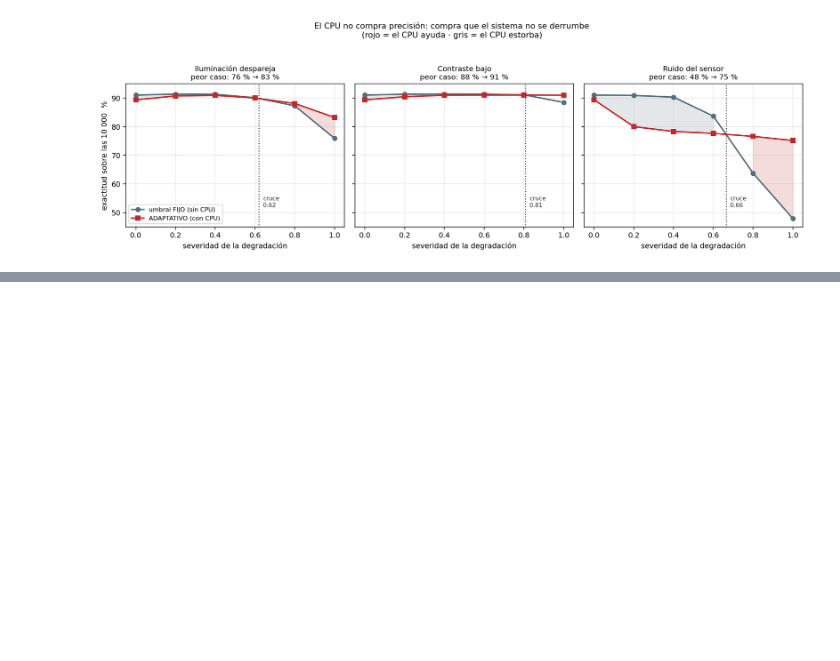
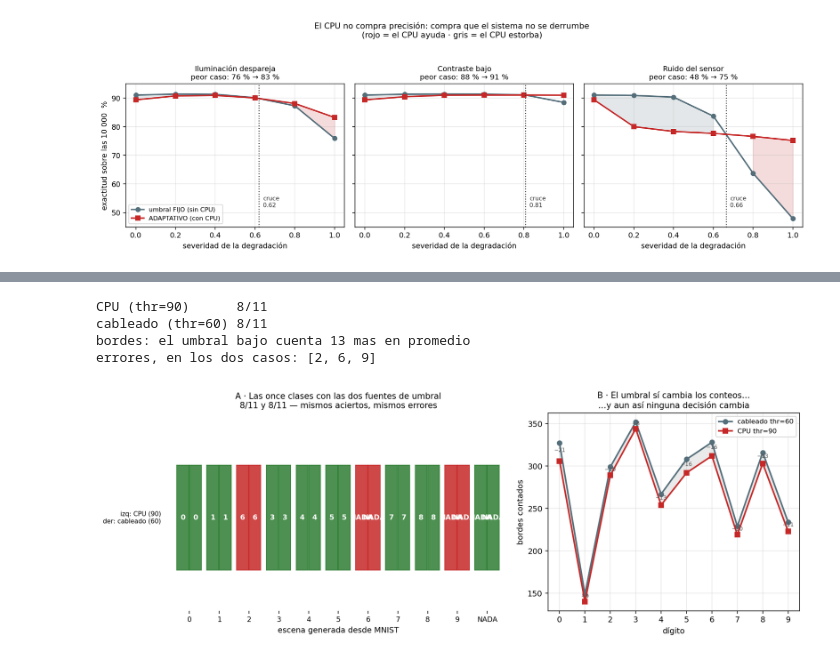
Before and after one commit to VictorMartinez89/tty_project_filter, a Jupyter notebook: conda/TTY_Filter_Sobel/TTY_Filter_Sobel2.ipynb, the cells around one changed output, grey strips where cells are left out. Drawn from its saved outputs; the diff is of its cells as text; code cells hidden in the pictures; blank space fills up the shorter version.

```diff
--- a/conda/TTY_Filter_Sobel/TTY_Filter_Sobel2.ipynb
+++ b/conda/TTY_Filter_Sobel/TTY_Filter_Sobel2.ipynb
@@ -1668,0 +1753,58 @@ peor caso del ADAPTATIVO (donde el CPU estorba):
+# %%
+# === Cuaderno 2 · figura 10: la cadena con CPU en iverilog, y la tolerancia al umbral ===
+import numpy as np, matplotlib.pyplot as plt
+
+# lo medido en iverilog (11 escenas generadas desde MNIST, ver utm-share/mnist_cam_soc_sobel)
+CPU  = {0:("0",306), 1:("1",140), 2:("6",289), 3:("3",344), 4:("4",254), 5:("5",292),
+        6:("NADA",312), 7:("7",219), 8:("8",303), 9:("NADA",223), "NADA":("NADA",0)}
+CAB  = {0:("0",327), 1:("1",149), 2:("6",299), 3:("3",352), 4:("4",267), 5:("5",308),
+        6:("NADA",328), 7:("7",229), 8:("8",316), 9:("NADA",234), "NADA":("NADA",0)}
+
+fig, (a1, a2) = plt.subplots(1, 2, figsize=(12.6, 4.6),
+                             gridspec_kw={"width_ratios":[1.35, 1]})
+
+# A · las once escenas, las dos fuentes de umbral
+ks = list(CPU.keys())
+x = np.arange(len(ks))
+ok_c = [1 if str(CPU[k][0]) == str(k) else 0 for k in ks]
+ok_h = [1 if str(CAB[k][0]) == str(k) else 0 for k in ks]
+for i, k in enumerate(ks):
+    for j, (d, oc) in enumerate([(CPU, ok_c), (CAB, ok_h)]):
+        a1.add_patch(plt.Rectangle((i-.42+j*.42, 0), .40, .9,
+                     color="#2e7d32" if oc[i] else "#c62828", alpha=.85))
+        a1.text(i-.22+j*.42, .45, str(d[k][0]), ha="center", va="center",
+                color="w", fontsize=9, weight="bold")
+a1.set_xticks(x); a1.set_xticklabels([str(k) for k in ks], fontsize=9)
+a1.set_xlim(-.7, len(ks)-.3); a1.set_ylim(-.35, 1.35); a1.set_yticks([])
+a1.text(-.95, .45, "izq: CPU (90)\nder: cableado (60)", ha="right", va="center", fontsize=8)
+a1.set_xlabel("escena generada desde MNIST")
+a1.set_title(f"A · Las once clases con las dos fuentes de umbral\n"
+             f"{sum(ok_c)}/11 y {sum(ok_h)}/11 — mismos aciertos, mismos errores", fontsize=10.5)
+for s in a1.spines.values(): s.set_visible(False)
+
+# B · los conteos de bordes: cambian, pero las decisiones no
+d10 = [k for k in ks if k != "NADA"]
+bc = [CPU[k][1] for k in d10]; bh = [CAB[k][1] for k in d10]
+a2.plot(d10, bh, "o-", c="#546e7a", lw=2, ms=6, label="cableado thr=60")
+a2.plot(d10, bc, "s-", c="#c62828", lw=2, ms=6, label="CPU thr=90")
+a2.fill_between(d10, bc, bh, color="#999", alpha=.2)
+for i, k in enumerate(d10):
+    a2.annotate(f"−{bh[i]-bc[i]}", (k, (bc[i]+bh[i])/2), fontsize=7,
+                ha="center", color="#555")
+a2.set_xticks(d10); a2.set_xlabel("dígito"); a2.set_ylabel("bordes contados")
+a2.legend(fontsize=8.5); a2.grid(alpha=.3)
+a2.set_title("B · El umbral sí cambia los conteos…\n…y aun así ninguna decisión cambia", fontsize=10.5)
+plt.tight_layout()
+plt.savefig("fig_soc_cadena.png", dpi=140)
+plt.show()
+
+print(f"CPU (thr=90)      {sum(ok_c)}/11")
+print(f"cableado (thr=60) {sum(ok_h)}/11")
+print(f"bordes: el umbral bajo cuenta {np.mean([bh[i]-bc[i] for i in range(10)]):.0f} mas en promedio")
+print("errores, en los dos casos:", [k for k in ks if str(CPU[k][0]) != str(k)])
+# %% [output]
+CPU (thr=90)      8/11
+cableado (thr=60) 8/11
+bordes: el umbral bajo cuenta 13 mas en promedio
+errores, en los dos casos: [2, 6, 9]
+[figure, added]
```
Also changed, not shown: parts of 2 cells of this notebook, 2 other files.
